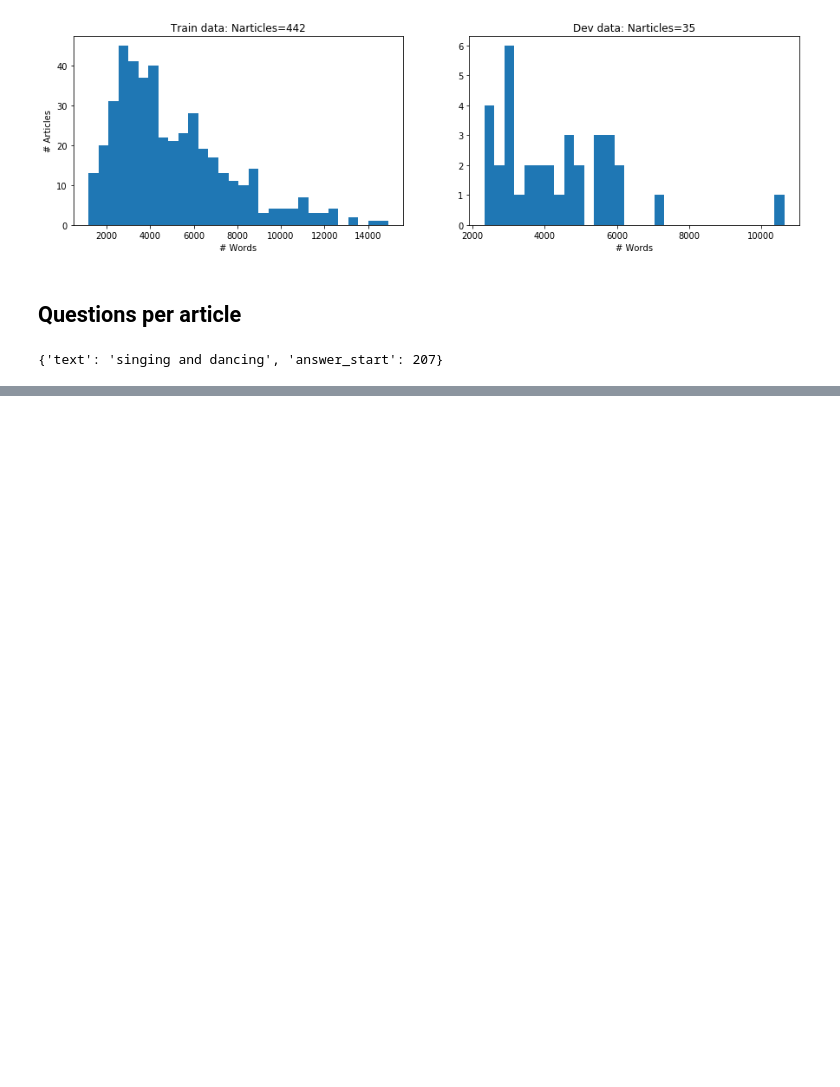
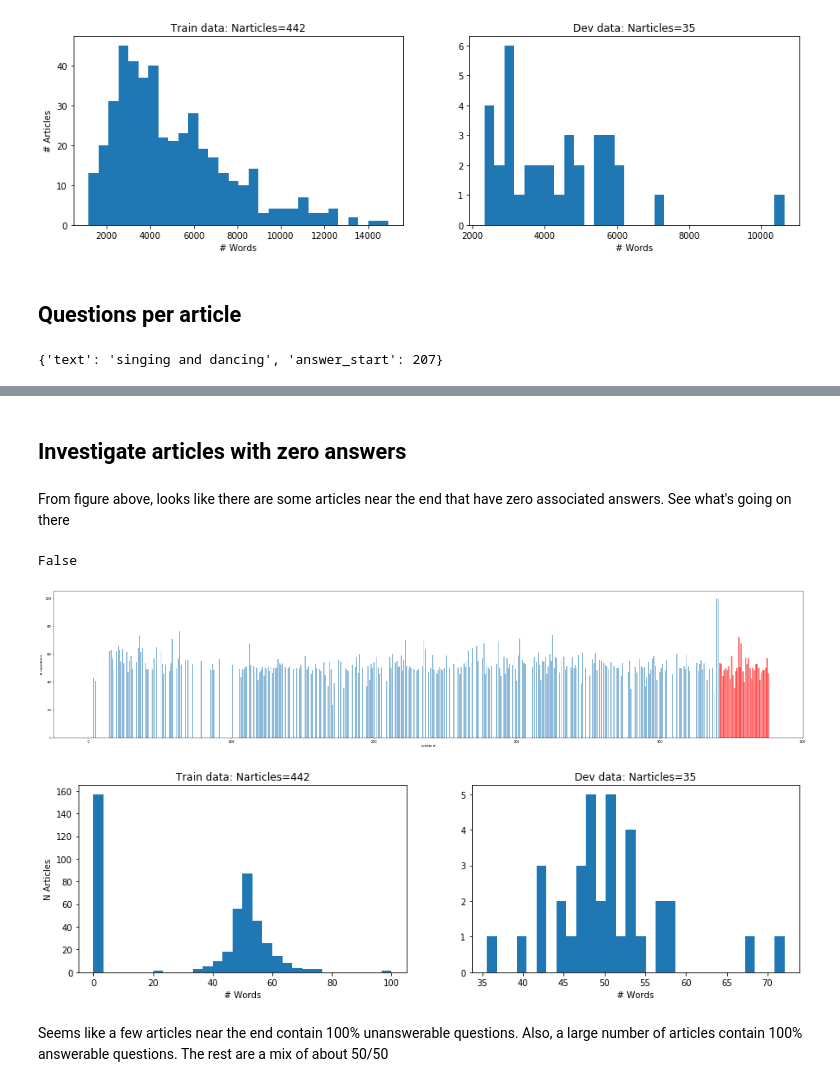
Before and after one commit to davestanley/mindpocket, a Jupyter notebook: play/data_EDA_FITB_generation.ipynb, the cells around one changed output, grey strips where cells are left out. Cells and saved outputs as stored; diff of their text form; code cells hidden in the pictures; blank space fills up the shorter version.

```diff
--- a/play/data_EDA_FITB_generation.ipynb
+++ b/play/data_EDA_FITB_generation.ipynb
@@ -150,0 +187,4 @@ ax2.set_xlabel('# Words');
+# %% [markdown]
+## Investigate articles with zero answers
+# %% [markdown]
+From figure above, looks like there are some articles near the end that have zero associated answers. See what's going on there
@@ -150,0 +217,43 @@ ax2.set_xlabel('# Words');
+# %%
+arts[0]['paragraphs'][0]['qas'][0]['is_impossible']
+# %% [output]
+False
+# %%
+
+# [q['is_impossible'] for a in art for p in a['paragraphs']]
+# arts[0]['paragraphs'][0]['qas'][0]['is_impossible']
+
+aquestions = []
+aisimpossible = []
+aimpquestionsratio = []
+for a in art:
+    pquestions = [len(p['qas']) for p in a['paragraphs']]
+    pisimpossible = [q['is_impossible'] for p in a['paragraphs'] for q in p['qas']]
+    aquestions.append(sum(pquestions))
+    aisimpossible.append(sum(pisimpossible))
+    aimpquestionsratio.append(sum(pisimpossible)/sum(pquestions)*100)
+
+
+figure(num=None, figsize=(40, 8), dpi=40,facecolor='w', edgecolor='k')
+barlist = plt.bar(range(len(aimpquestionsratio)), aimpquestionsratio, align='center', alpha=0.5)
+plt.xlabel('Article #')
+plt.ylabel('# Questions')
+for i in range(Ntrain,Ntrain+Ndev):
+    barlist[i].set_color('r')
+plt.show()
+
+# figure(num=None, figsize=(15, 4), dpi=80, facecolor='w', edgecolor='k')
+f, (ax1, ax2) = plt.subplots(1, 2, sharey=False,figsize=(15, 4));
+ax1.hist(aimpquestionsratio[0:Ntrain-1], bins=30);  # arguments are passed to np.histogram
+ax1.set_title("Train data: Narticles=" + str(Ntrain));
+ax1.set_ylabel('N Articles');
+ax1.set_xlabel('# Words');
+
+ax2.hist(aimpquestionsratio[Ntrain:], bins=30);  # arguments are passed to np.histogram
+ax2.set_title("Dev data: Narticles=" + str(Ndev));
+ax2.set_xlabel('# Words');
+# %% [output]
+[figure, added]
+[figure, added]
+# %% [markdown]
+Seems like a few articles near the end contain 100% unanswerable questions. Also, a large number of articles contain 100% answerable questions. The rest are a mix of about 50/50
```
Also changed, not shown: parts of 7 cells of this notebook.
